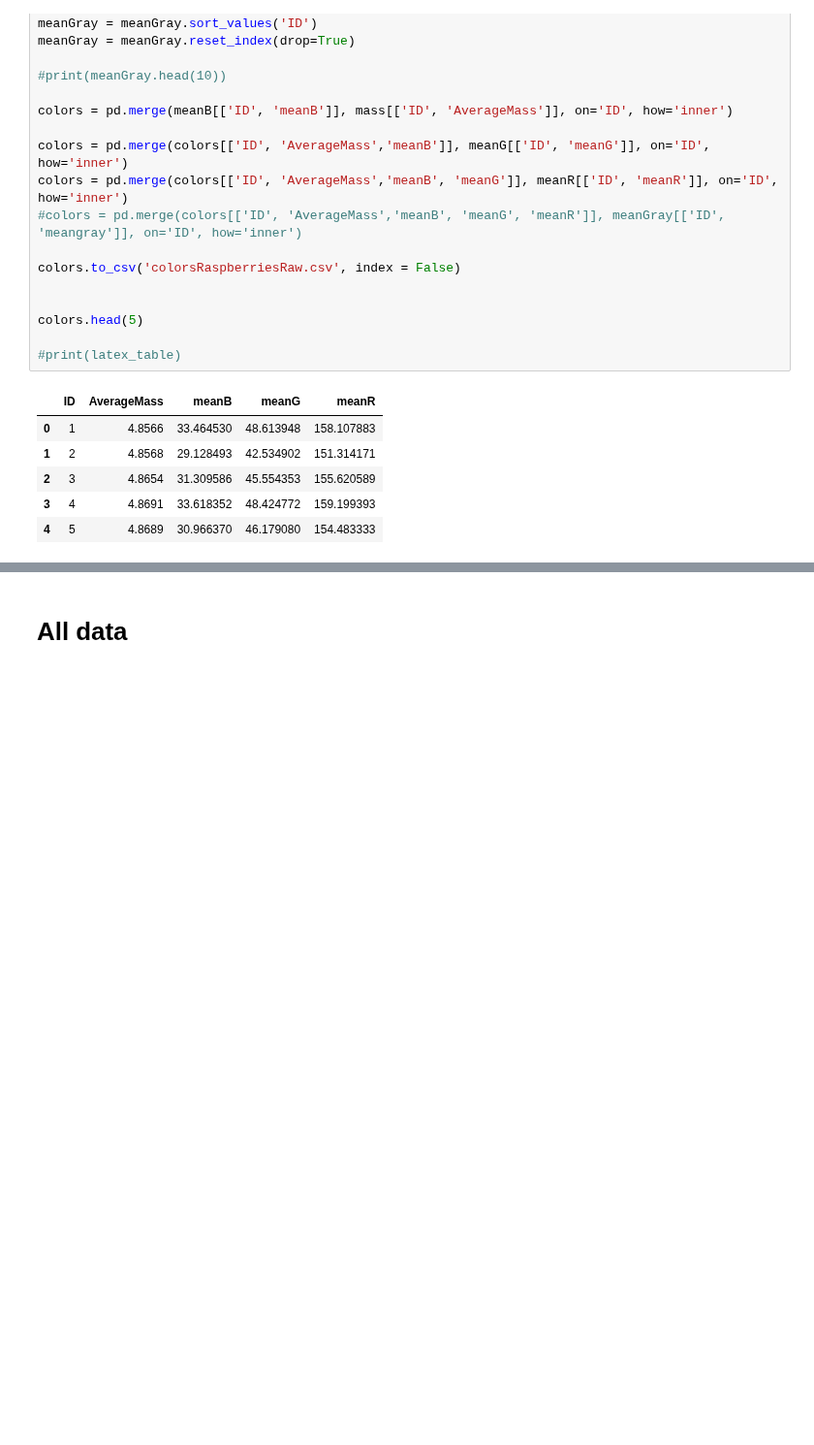
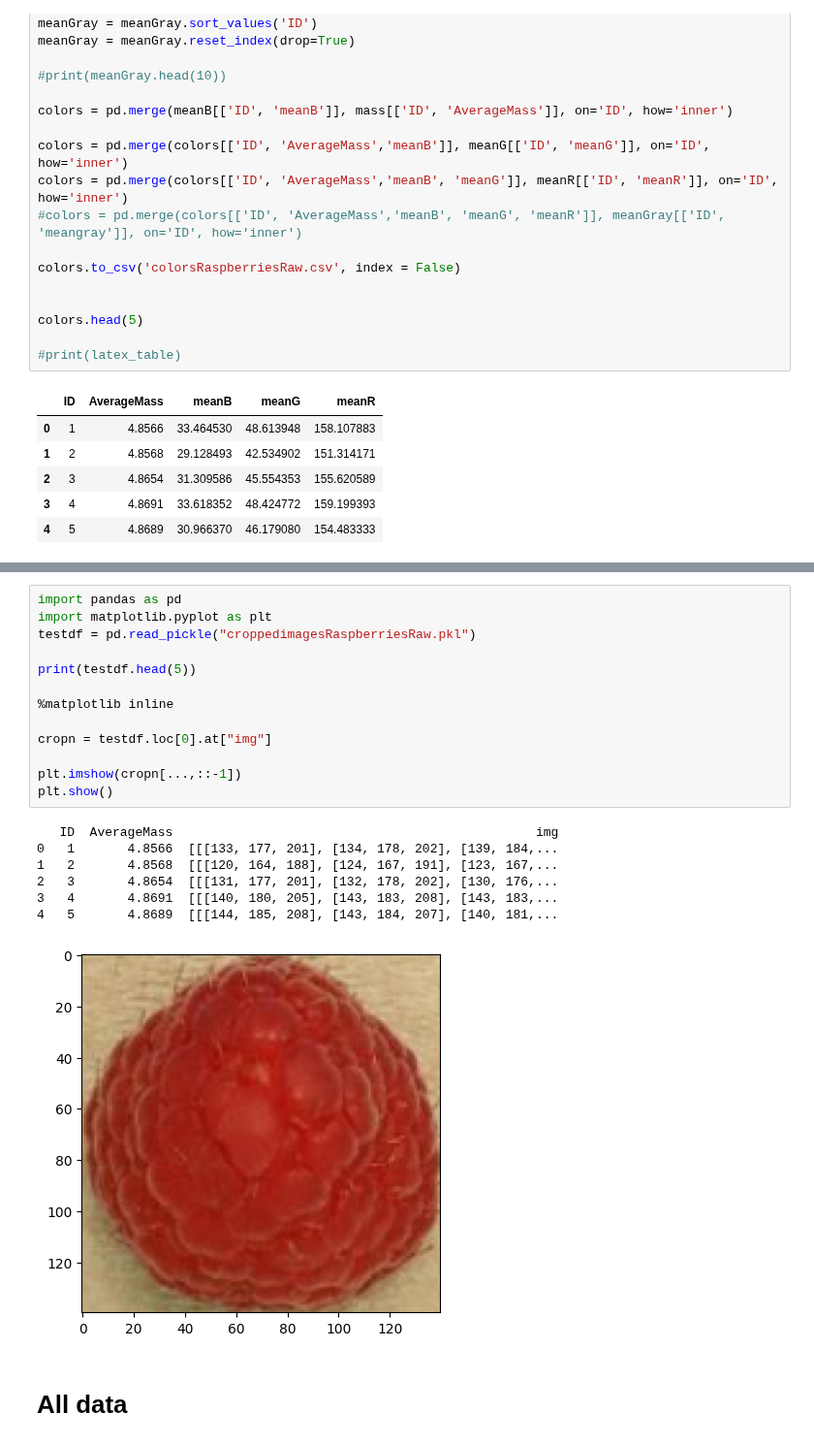
Before and after one commit to pcruiher08/ImageFeatures, a Jupyter notebook: analysisRaspberriesRaw.ipynb, the cells around one changed output, grey strips where cells are left out. Shown at 97% size. Drawn from its saved outputs; the diff is of its cells as text; blank space fills up the shorter version.

```diff
--- a/analysisRaspberriesRaw.ipynb
+++ b/analysisRaspberriesRaw.ipynb
@@ -653,3 +730,24 @@ colors.head(5)
+# %%
+import pandas as pd
+import matplotlib.pyplot as plt
+testdf = pd.read_pickle("croppedimagesRaspberriesRaw.pkl")
+
+print(testdf.head(5))
+
+%matplotlib inline
+
+cropn = testdf.loc[0].at["img"]
+
+plt.imshow(cropn[...,::-1])
+plt.show()
+# %% [output]
+   ID  AverageMass                                                img
+0   1       4.8566  [[[133, 177, 201], [134, 178, 202], [139, 184,...
+1   2       4.8568  [[[120, 164, 188], [124, 167, 191], [123, 167,...
+2   3       4.8654  [[[131, 177, 201], [132, 178, 202], [130, 176,...
+3   4       4.8691  [[[140, 180, 205], [143, 183, 208], [143, 183,...
+4   5       4.8689  [[[144, 185, 208], [143, 184, 207], [140, 181,...
+[figure, added]
 # %% [markdown]
 # All data
 # %%
```
Also changed, not shown: parts of 5 cells of this notebook, 16 other files.
